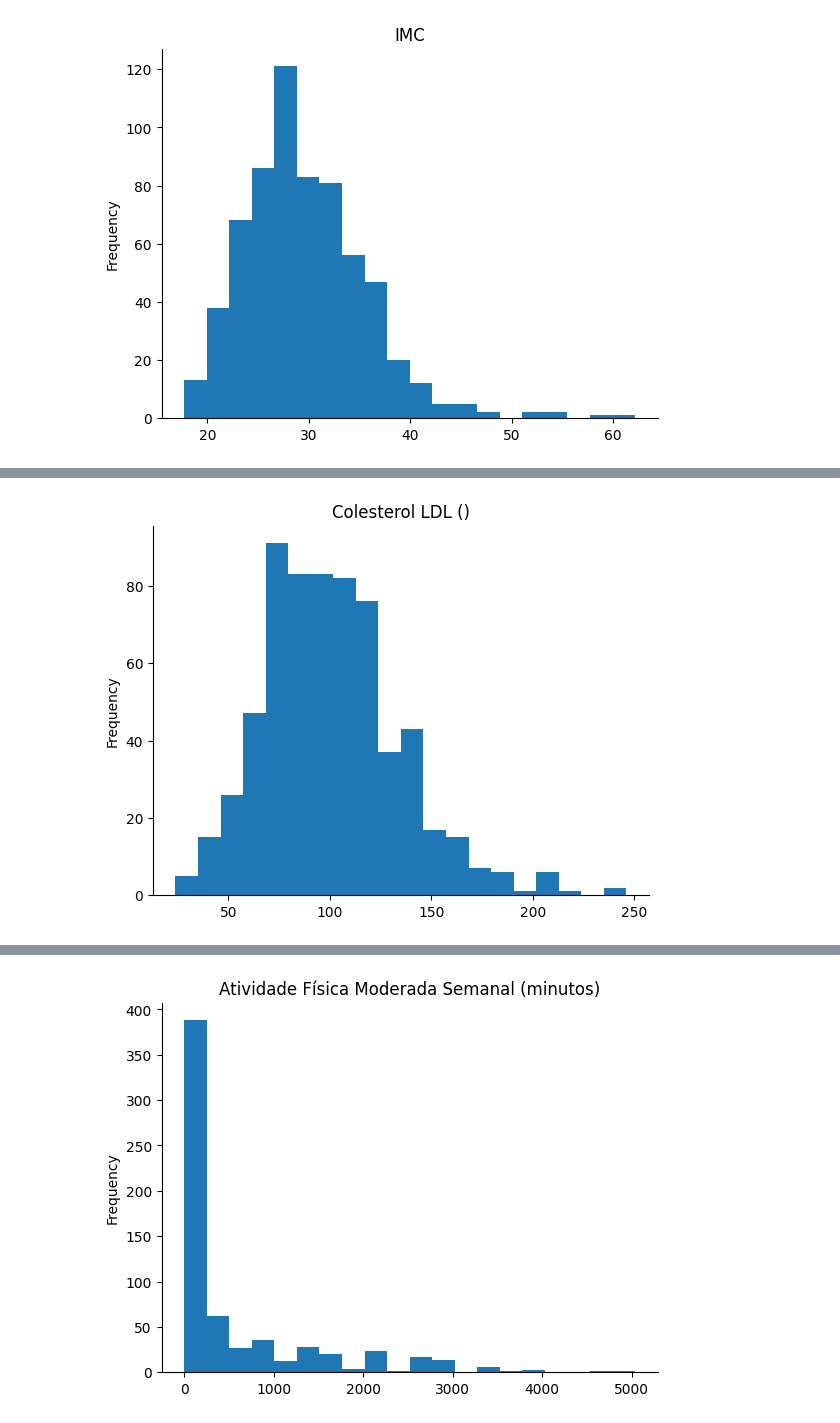
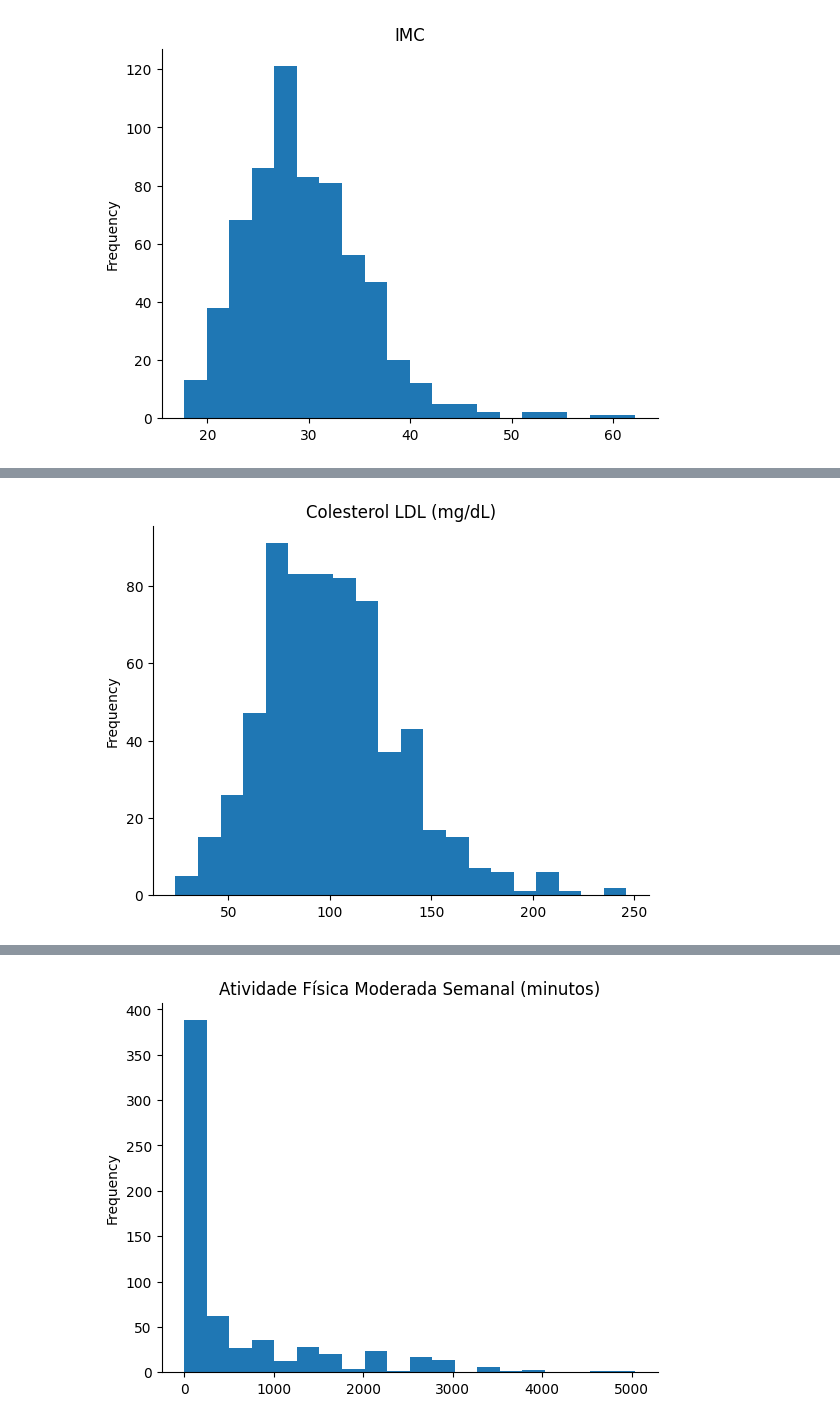
Before and after one commit to dbenev-com-br/mvp_analise_exploratoria_2024-09, a Jupyter notebook: MVP_DanielBenevides_AnaliseExploratoria.ipynb, the cells around one changed output, grey strips where cells are left out. Saved outputs shown, nothing was run; the diff lists cells and outputs as text; code cells hidden in the pictures.

```diff
--- a/MVP_DanielBenevides_AnaliseExploratoria.ipynb
+++ b/MVP_DanielBenevides_AnaliseExploratoria.ipynb
@@ -1326,9 +1327,9 @@ plt.gca().spines[['top', 'right',]].set_visible(False)
 # %%
-# @title ## **3.7 Distribuição do Colesterol LDL**
+# @title ## **3.8 Distribuição do Colesterol LDL**
 
 from matplotlib import pyplot as plt
-dsMerge['colesterol_ldl'].plot(kind='hist', bins=20, title='Colesterol LDL ()')
+dsMerge['colesterol_ldl'].plot(kind='hist', bins=20, title='Colesterol LDL (mg/dL)')
 plt.gca().spines[['top', 'right',]].set_visible(False)
 # %% [output]
-[figure, old version]
+[figure, new version]
 # %%
```
Also changed, not shown: parts of 13 cells of this notebook.
